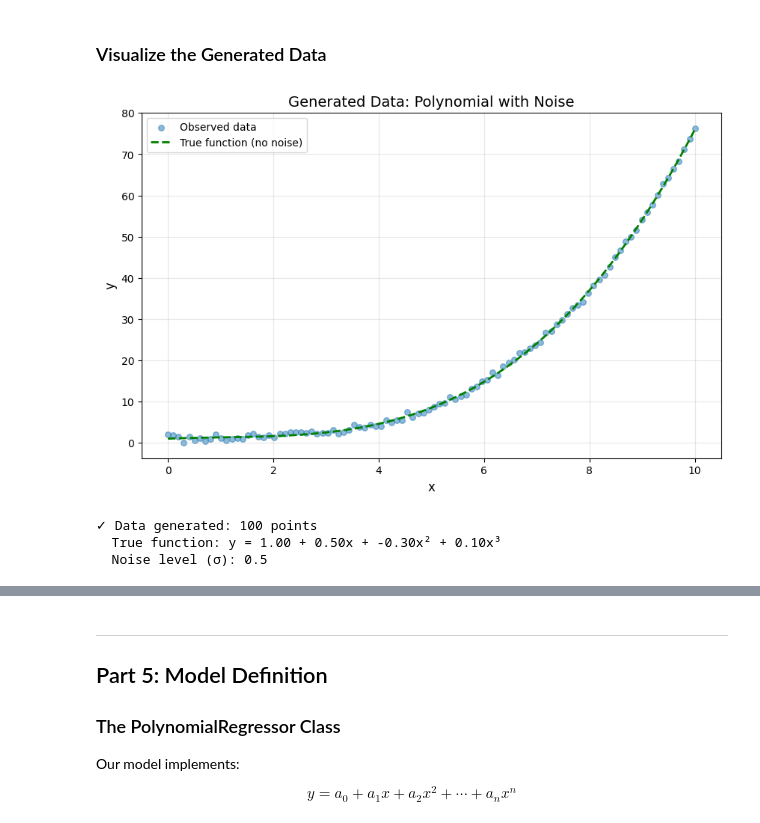
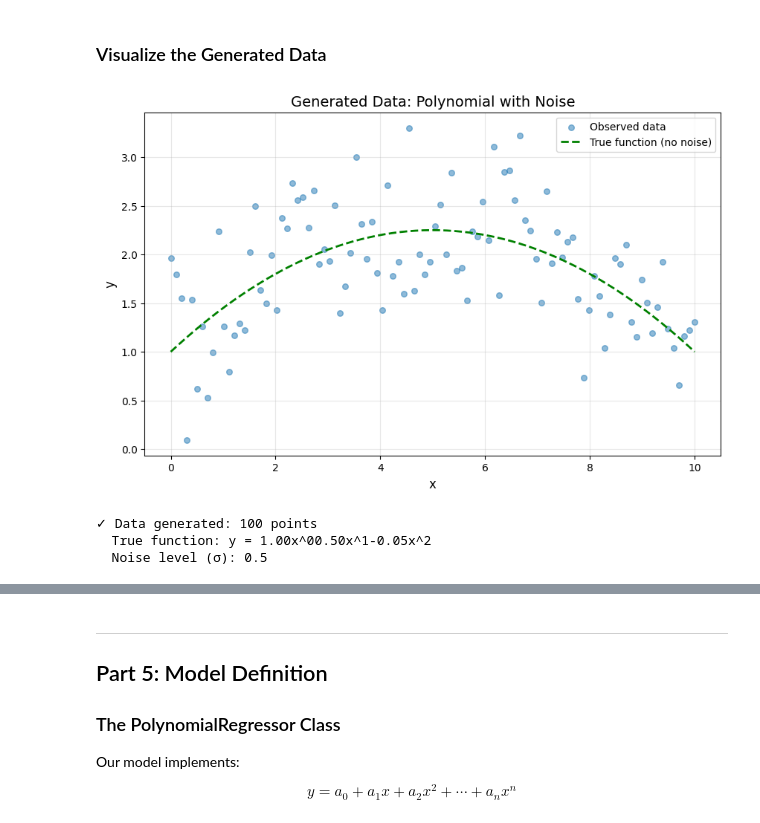
Before and after one commit to sjiggins/Terascale26-ML-Tutorials, a Jupyter notebook: tutorial_1_polynomial_fit/tutorial_poly_fit.ipynb, the cells around one changed output, grey strips where cells are left out. Cells and saved outputs as stored; diff of their text form; code cells hidden in the pictures.

```diff
--- a/tutorial_1_polynomial_fit/tutorial_poly_fit.ipynb
+++ b/tutorial_1_polynomial_fit/tutorial_poly_fit.ipynb
@@ -75,20 +75,26 @@ The bias-variance tradeoff depends on the relationship between:
 # ============================================================================
 
 # TRUE DATA GENERATION
-data_poly_order = 3  # Order of the TRUE underlying function
-coeffs_true = [1.0, 0.5, -0.3, 0.1]  # True coefficients [a₀, a₁, a₂, a₃]
+#coeffs_true = [1.0, 0.5, -0.3, 0.1]  # True coefficients [a₀, a₁, a₂, a₃]
+coeffs_true = [1.0, 0.5, -0.05]  # True coefficients [a₀, a₁, a₂]
+data_poly_order = len(coeffs_true)-1
+
 
 # MODEL CONFIGURATION
-regressor_poly_order = 3  # Order of the MODEL to fit
+regressor_poly_order = 2  # Order of the MODEL to fit
 
 # TRAINING CONFIGURATION
 n_samples = 100
 noise_std = 0.5
-num_epochs = 2000
-learning_rate = 0.01
+num_epochs = 10
+learning_rate = 0.001
 
 # FEATURE NORMALIZATION (automatic for orders > 2)
-use_normalization = max(data_poly_order, regressor_poly_order) > 2
+# ???? Is this a good idea ????
+use_normalization = False
+# ???? Or is this better ????
+#use_normalization = max(data_poly_order, regressor_poly_order) > 1
+
 normalization_method = 'symmetric'  # Maps to [-1, 1]
 
 # Set random seed for reproducibility
@@ -186,31 +192,33 @@ logger.info(f"y range: [{y_t.min():.2f}, {y_t.max():.2f}]")
 # %%
 # Plot the data
 plt.figure(figsize=(10, 6))
 
 # Scatter plot of noisy data
 plt.scatter(x_t.numpy(), y_t.numpy(), alpha=0.5, s=30, label='Observed data')
 
 # Plot true function (without noise)
+y_true_func = ""
 x_dense = torch.linspace(0, 10, 200)
 y_true_dense = torch.zeros(200)
 for i, coeff in enumerate(coeffs_true):
     y_true_dense += coeff * (x_dense ** i)
+    y_true_func += f"{coeff:.2f}x^{i}"
 
 plt.plot(x_dense.numpy(), y_true_dense.numpy(), 'g--',
          linewidth=2, label='True function (no noise)')
 
 plt.xlabel('x', fontsize=12)
 plt.ylabel('y', fontsize=12)
 plt.title('Generated Data: Polynomial with Noise', fontsize=14)
 plt.legend()
 plt.grid(True, alpha=0.3)
 plt.show()
 
 print(f"\n✓ Data generated: {n_samples} points")
-print(f"  True function: y = {coeffs_true[0]:.2f} + {coeffs_true[1]:.2f}x + {coeffs_true[2]:.2f}x² + {coeffs_true[3]:.2f}x³")
+print(f"  True function: y = {y_true_func}")
 print(f"  Noise level (σ): {noise_std}")
 # %% [output]
-[figure, old version]
+[figure, new version]
 ✓ Data generated: 100 points
-  True function: y = 1.00 + 0.50x + -0.30x² + 0.10x³
+  True function: y = 1.00x^00.50x^1-0.05x^2
   Noise level (σ): 0.5
```
Also changed, not shown: parts of 14 cells of this notebook, 1 other file.
